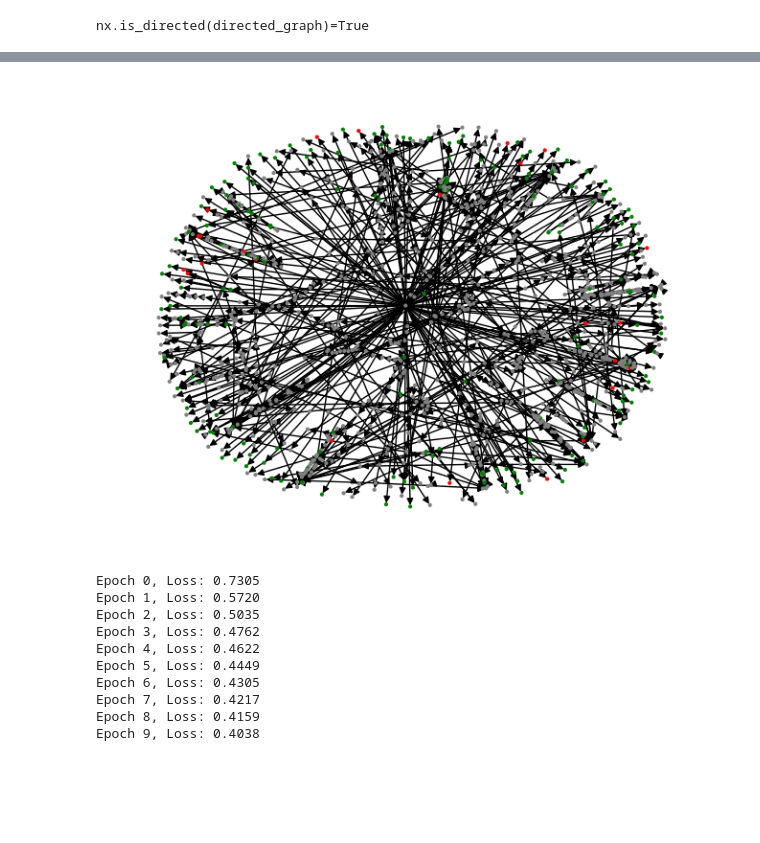
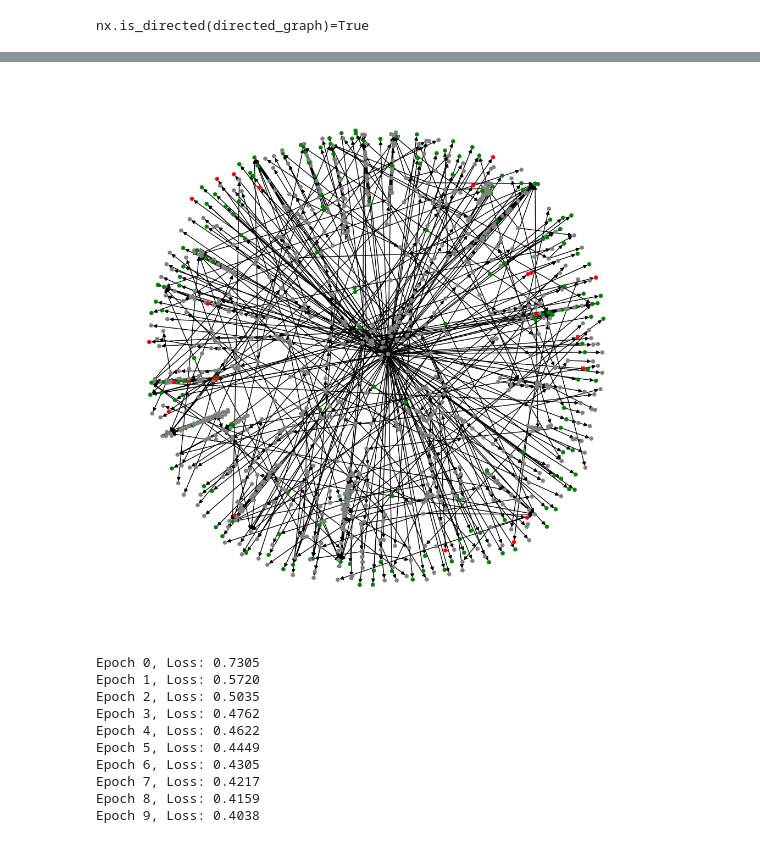
Before and after one commit to aleksgorica/MLGproject, a Jupyter notebook: project.ipynb, the cells around one changed output, grey strips where cells are left out. Saved outputs shown, nothing was run; the diff lists cells and outputs as text; code cells hidden in the pictures; blank space fills up the shorter version.

Commit message:
- changed graph visualization

```diff
--- a/project.ipynb
+++ b/project.ipynb
@@ -200,0 +164,21 @@ AttributeError: 'numpy.ndarray' object has no attribute 'get'
+# %%
+import seaborn as sns
+sns.set_theme()
+
+# Vertex/Edge count
+node_dict = {i: len(subgraph.nodes) for i, subgraph in enumerate(dataset)}
+edge_dict = {i: len(subgraph.edges) for i, subgraph in enumerate(dataset)}
+
+# using seaborn implementation
+fig, axes = plt.subplots(1, 2, sharex=True, figsize=(12,5))
+node_indices = list(node_dict.keys())
+node_count = list(node_dict.values())
+nodes_graph = sns.barplot(ax=axes[0], x=node_indices, y=node_count, palette="ch:.25")
+nodes_graph.set(xticklabels=[])
+nodes_graph.set_title("Number of nodes per subgraph")
+
+edge_indices = list(edge_dict.keys())
+edge_count = list(edge_dict.values())
+edge_graph = sns.barplot(ax=axes[1], x=node_indices, y=node_count, palette="ch:.25")
+edge_graph.set(xticklabels=[])
+edge_graph.set_title("Number of edges per subgraph")
@@ -201,13 +188,17 @@ AttributeError: 'numpy.ndarray' object has no attribute 'get'
 # %%
 # Displaying the smallest subgraph
-min_vertecies_idx = np.argmin(node_counter)
-smallest_subgraph = dataset[min_vertecies_idx]
+min_idx = min(node_dict, key=node_dict.get)
+smallest_subgraph = dataset[min_idx]
 
-color_map = {ID_UNLABELED: "grey", ID_LICIT: "green", ID_ILLICIT: "red"}
+
+palette = sns.color_palette(["grey", "green", "red"])
+color_map = {ID_UNLABELED: palette[0], ID_LICIT: palette[1], ID_ILLICIT: palette[2]}
 colors = [color_map[attrs["y"]] for _, attrs in smallest_subgraph.nodes(data=True)]
-nx.draw(smallest_subgraph, node_color=colors, node_size=4)
+plt.figure(figsize=(10,10))
+nx.draw(smallest_subgraph, node_color=colors, node_size=25, linewidths=0.5, edge_color="black")
+plt.show()
 # %% [output]
-[figure, old version]
+[figure, new version]
 # %%
 # Model definition
 from torch_geometric.nn import GCNConv, GATConv, BatchNorm
```
Also changed, not shown: parts of 3 cells of this notebook.
